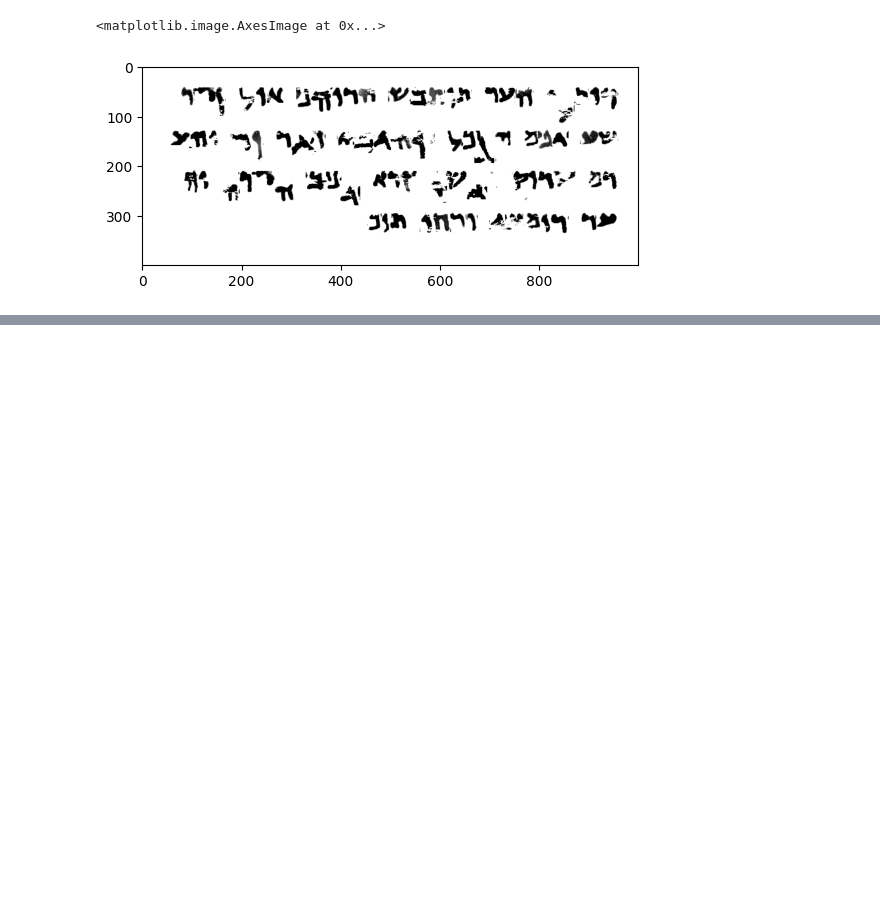
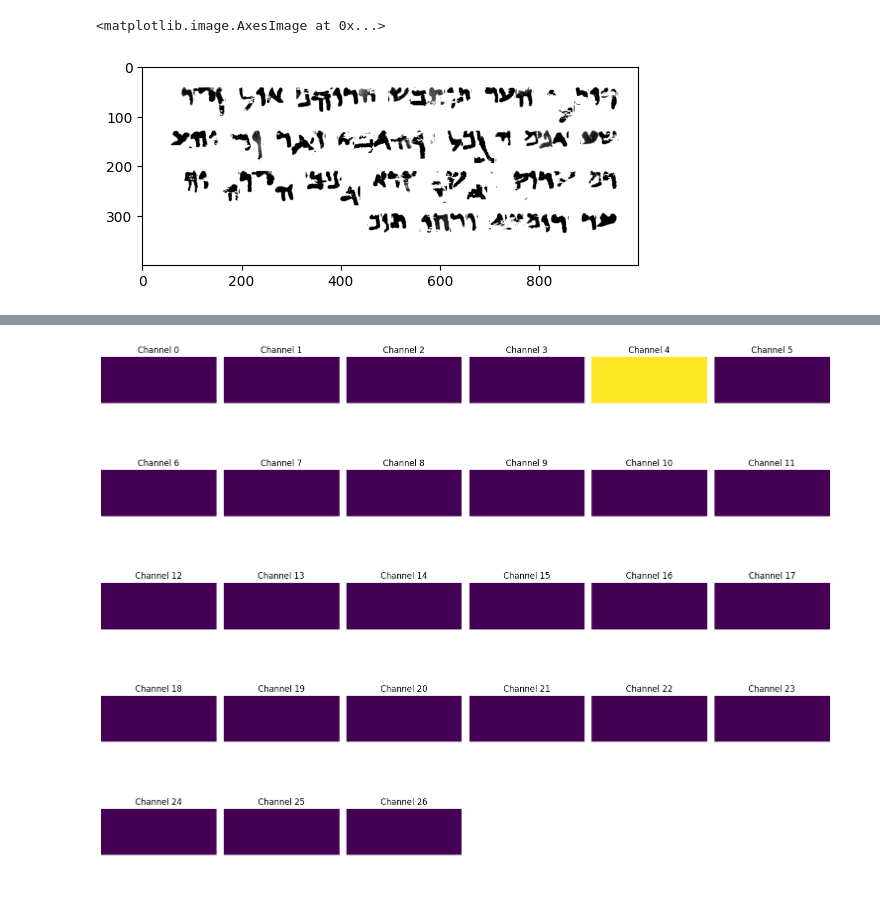
Before and after one commit to DeLnlyMthrLvr/DeadSeaScrolls, a Jupyter notebook: seb/playground.ipynb, the cells around one changed output, grey strips where cells are left out. Drawn from its saved outputs; the diff is of its cells as text; code cells hidden in the pictures; blank space fills up the shorter version.

```diff
--- a/seb/playground.ipynb
+++ b/seb/playground.ipynb
@@ -54,3 +53,11 @@ plt.imshow(dmgd_scrolls[0], cmap="gray")
 # %% [output]
 <matplotlib.image.AxesImage at 0x...>
 [figure]
+# %%
+scrolls[0].shape
+import os
+print(os.getcwd())
+model = UNet(num_classes=27)
+model.load_state_dict(torch.load("checkpoints/unet_20250419_184954/best_model.pth"))
+model.to("cuda")
+model.eval()
@@ -56,0 +83,28 @@ plt.imshow(dmgd_scrolls[0], cmap="gray")
+# %%
+img = scrolls[0]  # This is a numpy array, shape: (H, W)
+
+# Convert to tensor and reshape to (1, 1, H, W)
+img_tensor = torch.tensor(img, dtype=torch.float32).unsqueeze(0).unsqueeze(0).to("cuda")
+# %%
+with torch.no_grad():
+    output = model(img_tensor)  # Shape: [1, 27, H, W]
+    probs = torch.sigmoid(output)  # Apply sigmoid to get probabilities
+    output_np = output.squeeze(0).cpu().numpy()  # shape: (27, H, W)
+
+fig, axes = plt.subplots(5, 6, figsize=(15, 12))
+axes = axes.ravel()
+
+for i in range(27):
+    ax = axes[i]
+    ax.imshow(output_np[i], cmap='viridis')
+    ax.set_title(f"Channel {i}")
+    ax.axis('off')
+
+# Hide the last subplot if 5x6 = 30 and we have only 27
+for j in range(27, len(axes)):
+    axes[j].axis('off')
+
+plt.tight_layout()
+plt.show()
+# %% [output]
+[figure, added]
```
Also changed, not shown: parts of 4 cells of this notebook, 5 other files.
